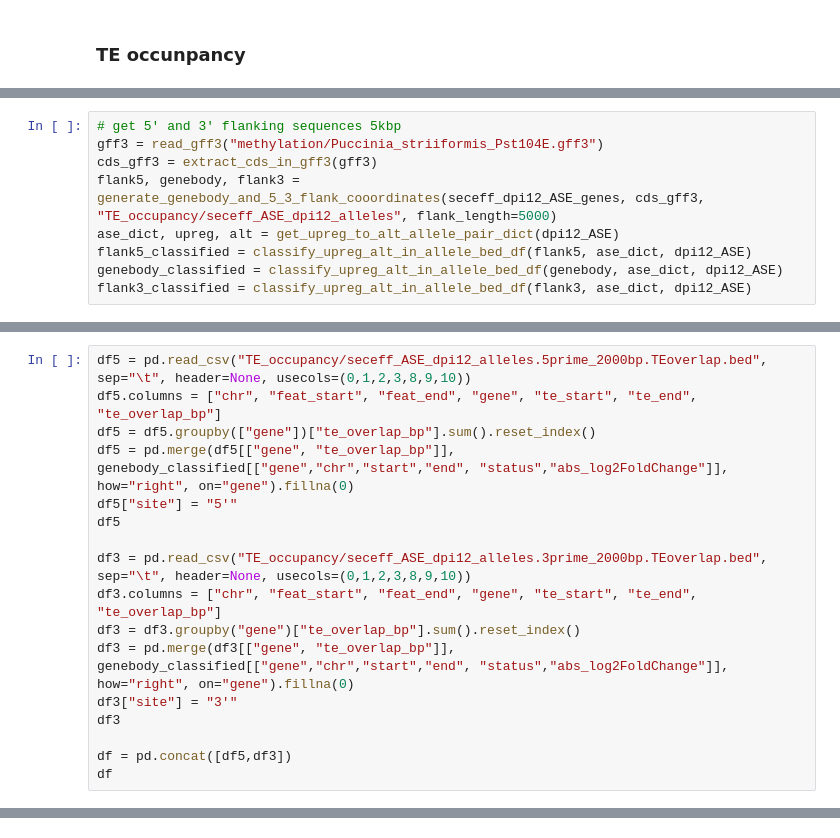
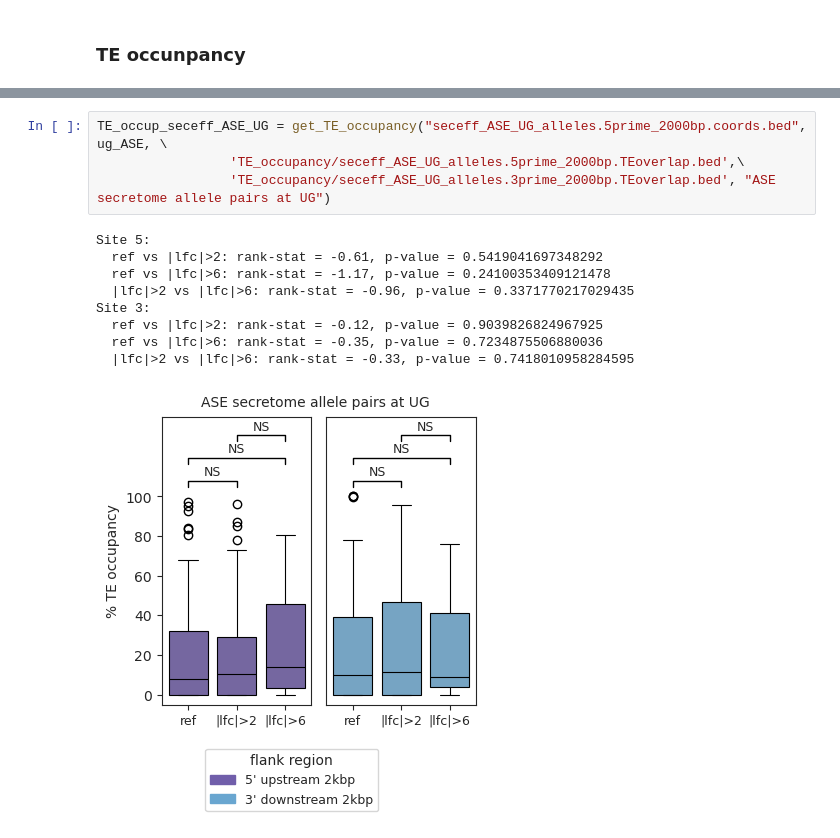
Before and after one commit to ritatam/Pst104EGenomeAnalysis, a Jupyter notebook: allele_specific_expression/ASE_analysis.ipynb, the cells around one changed output, grey strips where cells are left out. Saved outputs shown, nothing was run; the diff lists cells and outputs as text.

```diff
--- a/allele_specific_expression/ASE_analysis.ipynb
+++ b/allele_specific_expression/ASE_analysis.ipynb
@@ -876,9 +859,0 @@ TEoverlap_bed_path_dict
-# %%
-# get 5' and 3' flanking sequences 5kbp
-gff3 = read_gff3("methylation/Puccinia_striiformis_Pst104E.gff3")
-cds_gff3 = extract_cds_in_gff3(gff3)
-flank5, genebody, flank3 = generate_genebody_and_5_3_flank_cooordinates(seceff_dpi12_ASE_genes, cds_gff3, "TE_occupancy/seceff_ASE_dpi12_alleles", flank_length=5000)
-ase_dict, upreg, alt = get_upreg_to_alt_allele_pair_dict(dpi12_ASE)
-flank5_classified = classify_upreg_alt_in_allele_bed_df(flank5, ase_dict, dpi12_ASE)
-genebody_classified = classify_upreg_alt_in_allele_bed_df(genebody, ase_dict, dpi12_ASE)
-flank3_classified = classify_upreg_alt_in_allele_bed_df(flank3, ase_dict, dpi12_ASE)
@@ -895,17 +859,0 @@ bedtools intersect -a seceff_ASE_dpi12_alleles.3prime_2000bp.coords.bed -b v3.9_
-# %%
-df5 = pd.read_csv("TE_occupancy/seceff_ASE_dpi12_alleles.5prime_2000bp.TEoverlap.bed", sep="\t", header=None, usecols=(0,1,2,3,8,9,10))
-df5.columns = ["chr", "feat_start", "feat_end", "gene", "te_start", "te_end", "te_overlap_bp"]
-df5 = df5.groupby(["gene"])["te_overlap_bp"].sum().reset_index()
-df5 = pd.merge(df5[["gene", "te_overlap_bp"]], genebody_classified[["gene","chr","start","end", "status","abs_log2FoldChange"]], how="right", on="gene").fillna(0)
-df5["site"] = "5'"
-df5
-
-df3 = pd.read_csv("TE_occupancy/seceff_ASE_dpi12_alleles.3prime_2000bp.TEoverlap.bed", sep="\t", header=None, usecols=(0,1,2,3,8,9,10))
-df3.columns = ["chr", "feat_start", "feat_end", "gene", "te_start", "te_end", "te_overlap_bp"]
-df3 = df3.groupby("gene")["te_overlap_bp"].sum().reset_index()
-df3 = pd.merge(df3[["gene", "te_overlap_bp"]], genebody_classified[["gene","chr","start","end", "status","abs_log2FoldChange"]], how="right", on="gene").fillna(0)
-df3["site"] = "3'"
-df3
-
-df = pd.concat([df5,df3])
-df
@@ -949,0 +1013,14 @@ sns.boxplot(data=df,
+# %%
+TE_occup_seceff_ASE_UG = get_TE_occupancy("seceff_ASE_UG_alleles.5prime_2000bp.coords.bed", ug_ASE, \
+                 'TE_occupancy/seceff_ASE_UG_alleles.5prime_2000bp.TEoverlap.bed',\
+                 'TE_occupancy/seceff_ASE_UG_alleles.3prime_2000bp.TEoverlap.bed', "ASE secretome allele pairs at UG")
+# %% [output]
+Site 5:
+  ref vs |lfc|>2: rank-stat = -0.61, p-value = 0.5419041697348292
+  ref vs |lfc|>6: rank-stat = -1.17, p-value = 0.24100353409121478
+  |lfc|>2 vs |lfc|>6: rank-stat = -0.96, p-value = 0.3371770217029435
+Site 3:
+  ref vs |lfc|>2: rank-stat = -0.12, p-value = 0.9039826824967925
+  ref vs |lfc|>6: rank-stat = -0.35, p-value = 0.7234875506880036
+  |lfc|>2 vs |lfc|>6: rank-stat = -0.33, p-value = 0.7418010958284595
+[figure, added]
```
Also changed, not shown: parts of 16 cells of this notebook.
